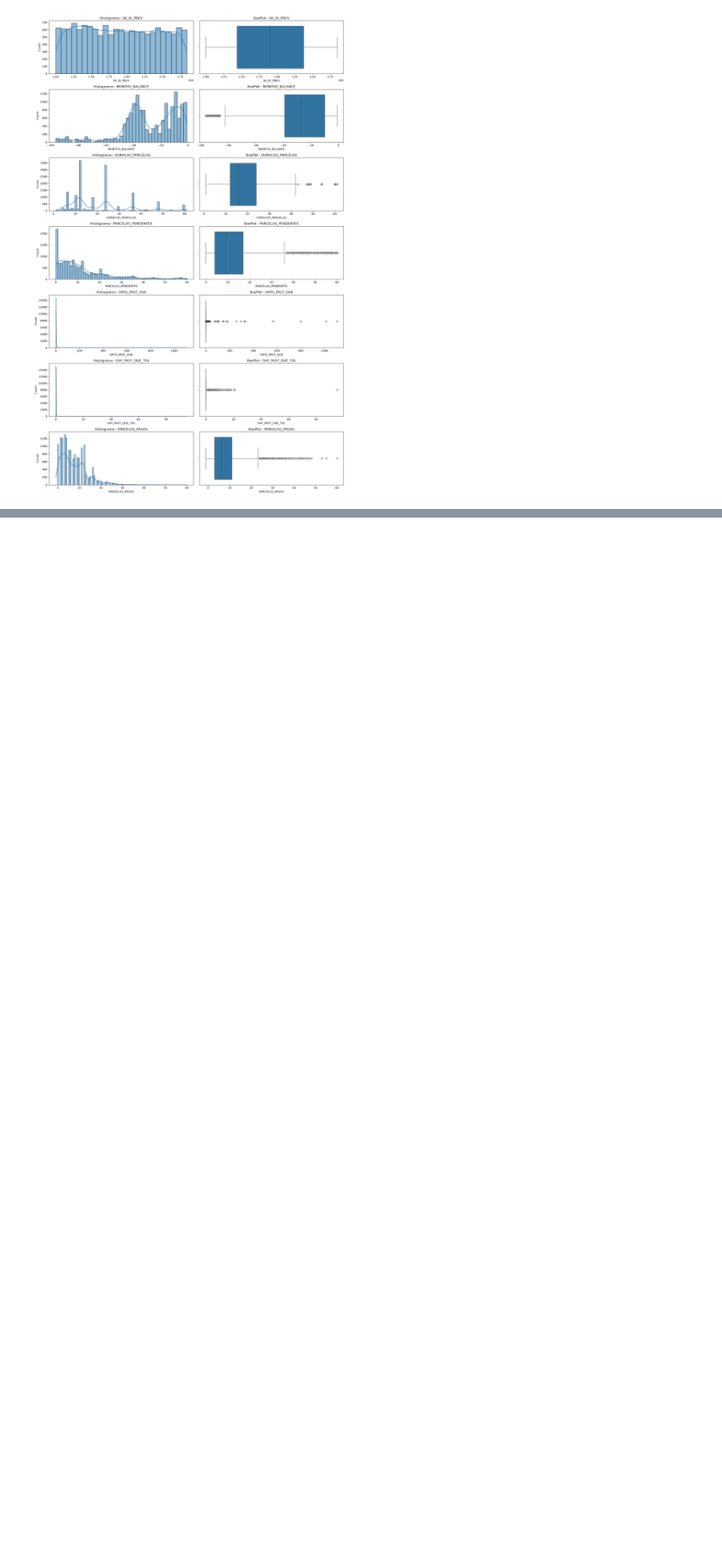
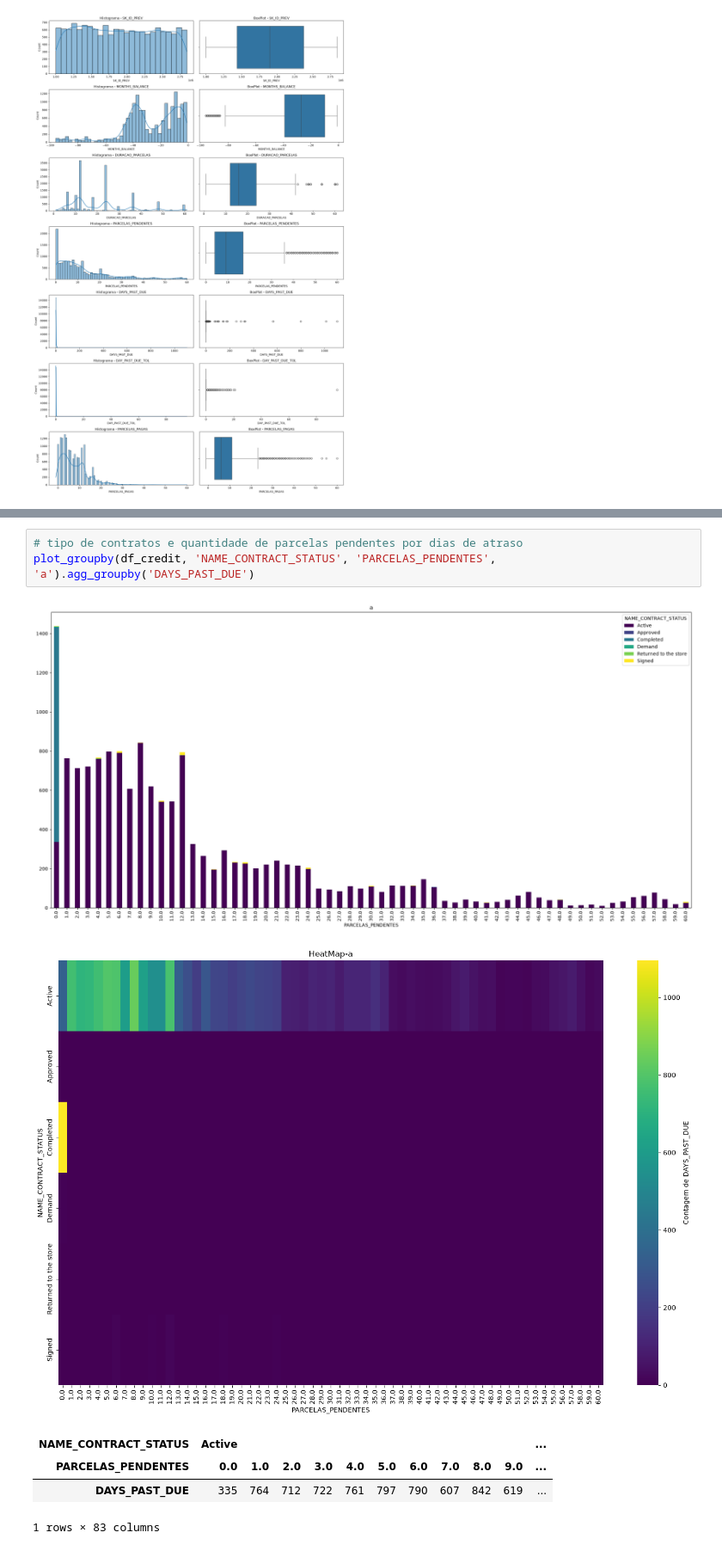
Before and after one commit to WesleySouza13/Home-Credit-Default-Risk, a Jupyter notebook: notebooks/EDA.ipynb, the cells around one changed output, grey strips where cells are left out. Shown at 86% size. Cells and saved outputs as stored; diff of their text form; blank space fills up the shorter version.

```diff
--- a/notebooks/EDA.ipynb
+++ b/notebooks/EDA.ipynb
@@ -530,0 +515,10 @@ plot_cat_num_features(df_credit)
+# %%
+# tipo de contratos e quantidade de parcelas pendentes por dias de atraso
+plot_groupby(df_credit, 'NAME_CONTRACT_STATUS', 'PARCELAS_PENDENTES', 'a').agg_groupby('DAYS_PAST_DUE')
+# %% [output]
+[figure, added]
+[figure, added]
+| NAME_CONTRACT_STATUS | Active |  |  |  |  |  |  |  |  |  | ... |
+| PARCELAS_PENDENTES | 0.0 | 1.0 | 2.0 | 3.0 | 4.0 | 5.0 | 6.0 | 7.0 | 8.0 | 9.0 | ... |
+| DAYS_PAST_DUE | 335 | 764 | 712 | 722 | 761 | 797 | 790 | 607 | 842 | 619 | ... |
+1 rows × 83 columns
```
Also changed, not shown: parts of 12 cells of this notebook, 1 other file.
